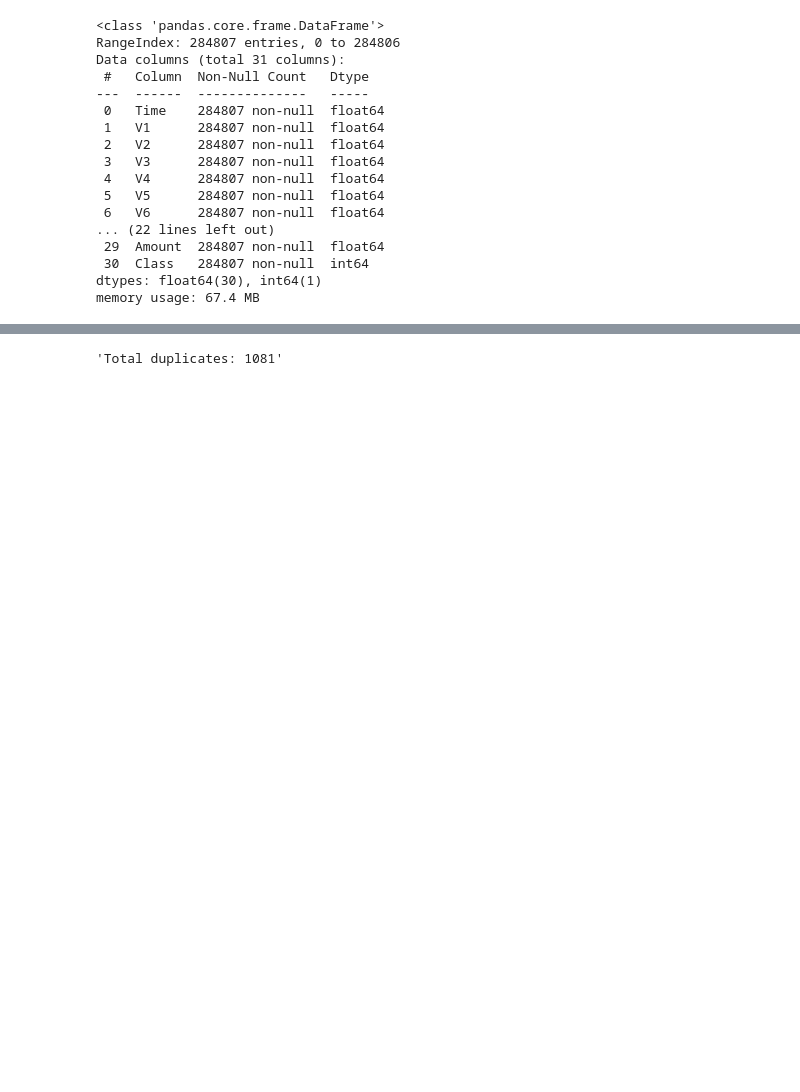
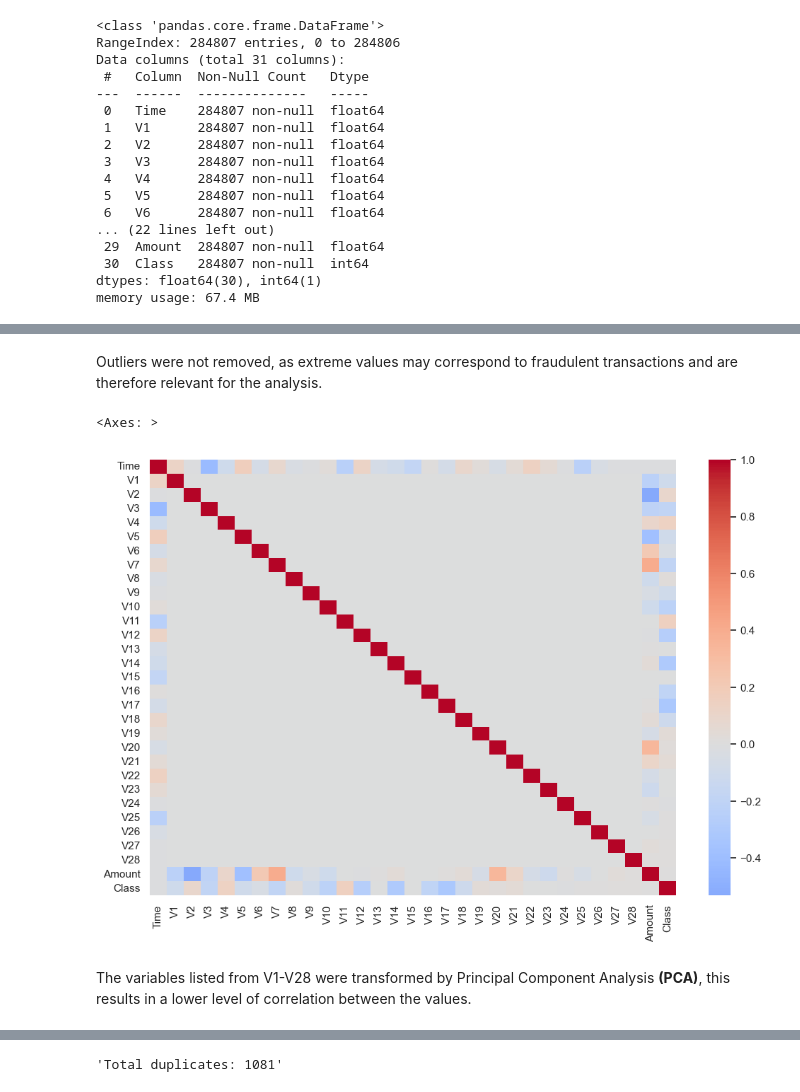
Before and after one commit to Gabrielmarqs12/ML-Fraud-Detection-Research, a Jupyter notebook: notebooks/Data_Manipulation.ipynb, the cells around one changed output, grey strips where cells are left out. Drawn from its saved outputs; the diff is of its cells as text; code cells hidden in the pictures; blank space fills up the shorter version.

```diff
--- a/notebooks/Data_Manipulation.ipynb
+++ b/notebooks/Data_Manipulation.ipynb
@@ -88,0 +81,13 @@ Name: count, dtype: int64
+# %% [markdown]
+Outliers were not removed, as extreme values may correspond to fraudulent transactions and are therefore relevant for the analysis.
+# %%
+# Correlation between different variables
+corr = CCDF.corr()
+
+sns.set_theme(rc = {"figure.figsize":(12, 8)})
+sns.heatmap(CCDF.corr(), cmap = 'coolwarm', center=0)
+# %% [output]
+<Axes: >
+[figure, added]
+# %% [markdown]
+The variables listed from V1-V28 were transformed by Principal Component Analysis **(PCA)**, this results in a lower level of correlation between the values.
```
Also changed, not shown: parts of 16 cells of this notebook, 1 other file.
